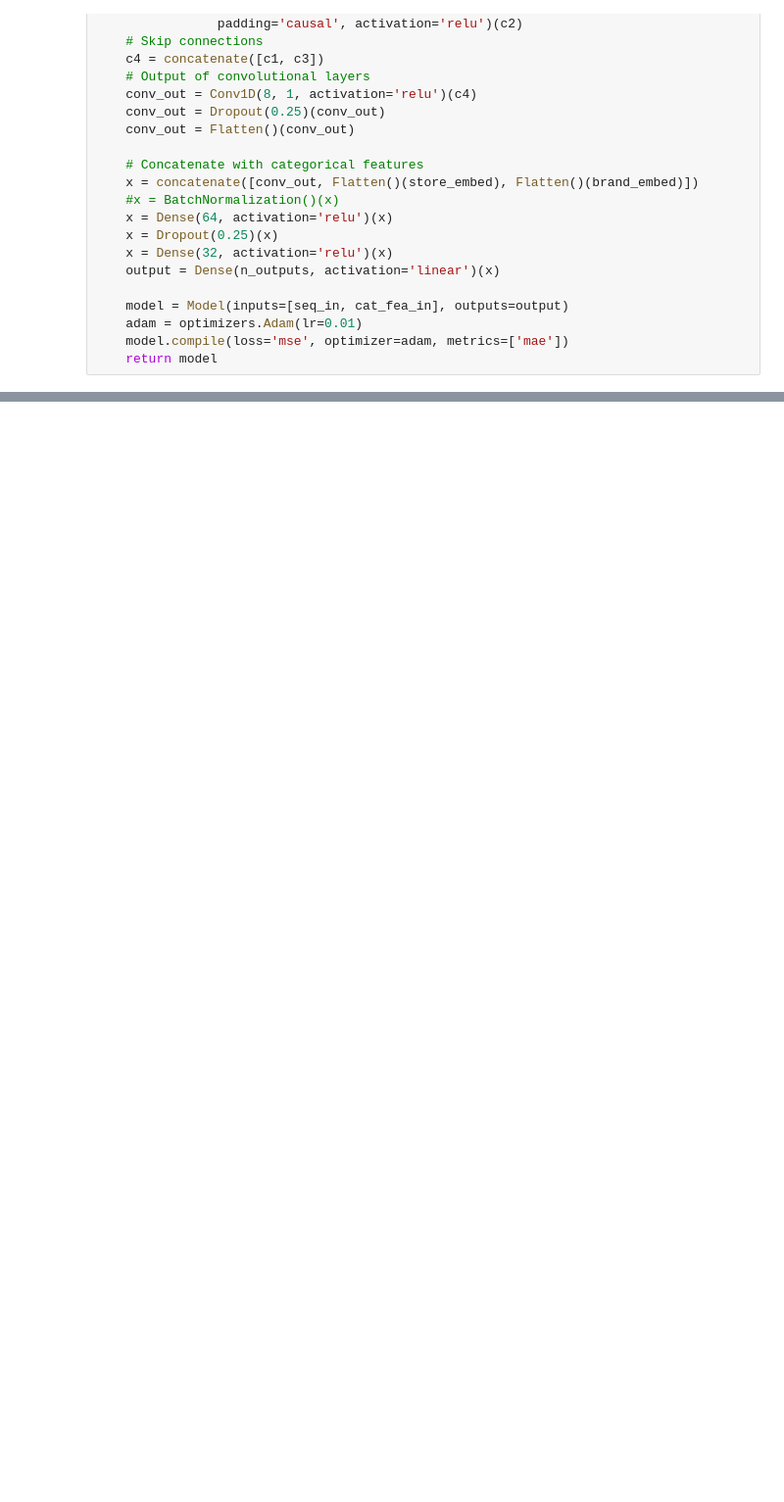
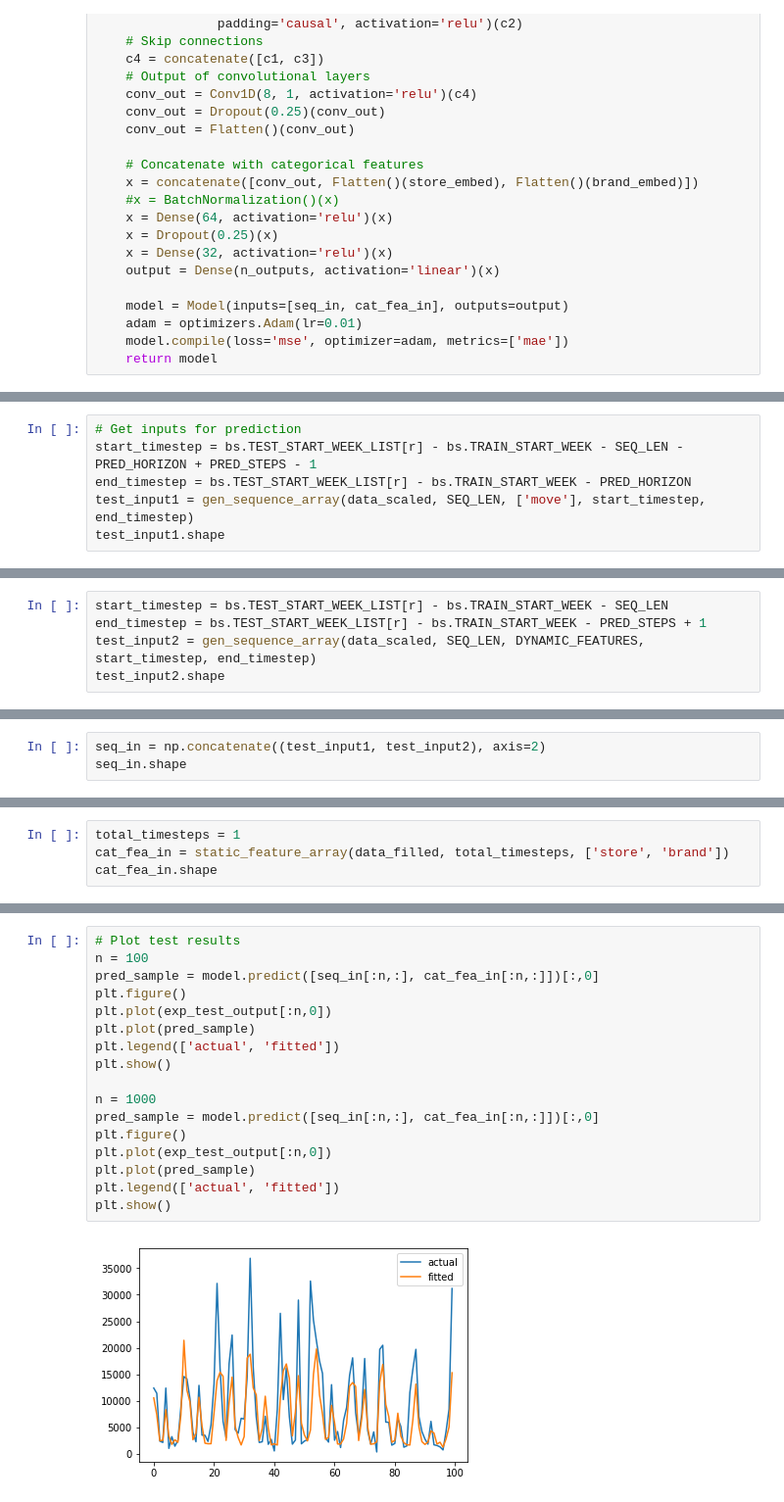
Before and after one commit to sdonohoo/forecasting, a Jupyter notebook: retail_sales/OrangeJuice_Pt_3Weeks_Weekly/submissions/DilatedCNN/train_score.ipynb, the cells around one changed output, grey strips where cells are left out. Shown at 98% size. Cells and saved outputs as stored; diff of their text form; blank space fills up the shorter version.

```diff
--- a/retail_sales/OrangeJuice_Pt_3Weeks_Weekly/submissions/DilatedCNN/train_score.ipynb
+++ b/retail_sales/OrangeJuice_Pt_3Weeks_Weekly/submissions/DilatedCNN/train_score.ipynb
@@ -372,0 +393,6 @@ model = multi_gpu_model(model)
+# %%
+# Get inputs for prediction
+start_timestep = bs.TEST_START_WEEK_LIST[r] - bs.TRAIN_START_WEEK - SEQ_LEN - PRED_HORIZON + PRED_STEPS - 1
+end_timestep = bs.TEST_START_WEEK_LIST[r] - bs.TRAIN_START_WEEK - PRED_HORIZON
+test_input1 = gen_sequence_array(data_scaled, SEQ_LEN, ['move'], start_timestep, end_timestep)
+test_input1.shape
@@ -372,0 +401,5 @@ model = multi_gpu_model(model)
+# %%
+start_timestep = bs.TEST_START_WEEK_LIST[r] - bs.TRAIN_START_WEEK - SEQ_LEN
+end_timestep = bs.TEST_START_WEEK_LIST[r] - bs.TRAIN_START_WEEK - PRED_STEPS + 1
+test_input2 = gen_sequence_array(data_scaled, SEQ_LEN, DYNAMIC_FEATURES, start_timestep, end_timestep)
+test_input2.shape
@@ -372,0 +408,3 @@ model = multi_gpu_model(model)
+# %%
+seq_in = np.concatenate((test_input1, test_input2), axis=2)
+seq_in.shape
@@ -372,0 +413,4 @@ model = multi_gpu_model(model)
+# %%
+total_timesteps = 1
+cat_fea_in = static_feature_array(data_filled, total_timesteps, ['store', 'brand'])
+cat_fea_in.shape
@@ -372,0 +430,19 @@ model = multi_gpu_model(model)
+# %%
+# Plot test results
+n = 100
+pred_sample = model.predict([seq_in[:n,:], cat_fea_in[:n,:]])[:,0]
+plt.figure()
+plt.plot(exp_test_output[:n,0])
+plt.plot(pred_sample)
+plt.legend(['actual', 'fitted'])
+plt.show()
+
+n = 1000
+pred_sample = model.predict([seq_in[:n,:], cat_fea_in[:n,:]])[:,0]
+plt.figure()
+plt.plot(exp_test_output[:n,0])
+plt.plot(pred_sample)
+plt.legend(['actual', 'fitted'])
+plt.show()
+# %% [output]
+[figure, added]
```
Also changed, not shown: parts of 33 cells of this notebook.
